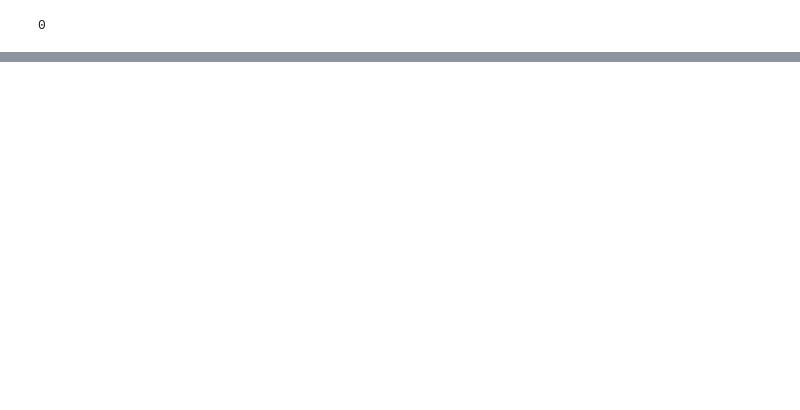
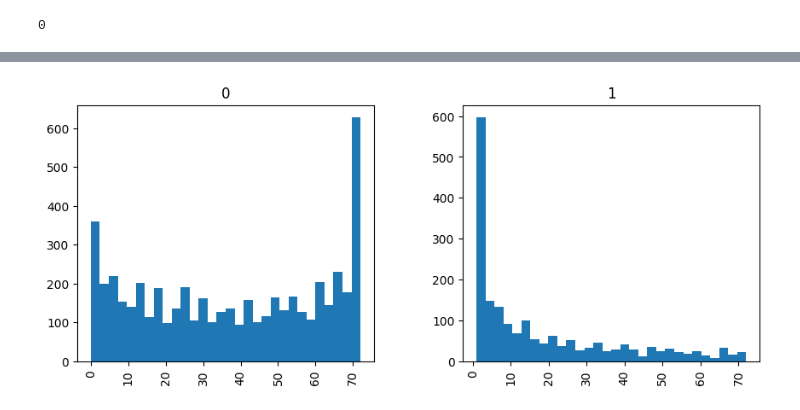
Before and after one commit to Reyal335/Telco-churn-analysis, a Jupyter notebook: notebooks/01_eda.ipynb, the cells around one changed output, grey strips where cells are left out. Drawn from its saved outputs; the diff is of its cells as text; code cells hidden in the pictures; blank space fills up the shorter version.

```diff
--- a/notebooks/01_eda.ipynb
+++ b/notebooks/01_eda.ipynb
@@ -132,0 +212,4 @@ print(df.duplicated().sum())
+# %%
+hist = df.hist(column='Tenure Months', by='Churn Value', bins=30, figsize=(10, 4))
+# %% [output]
+[figure, added]
```
Also changed, not shown: parts of 16 cells of this notebook.
